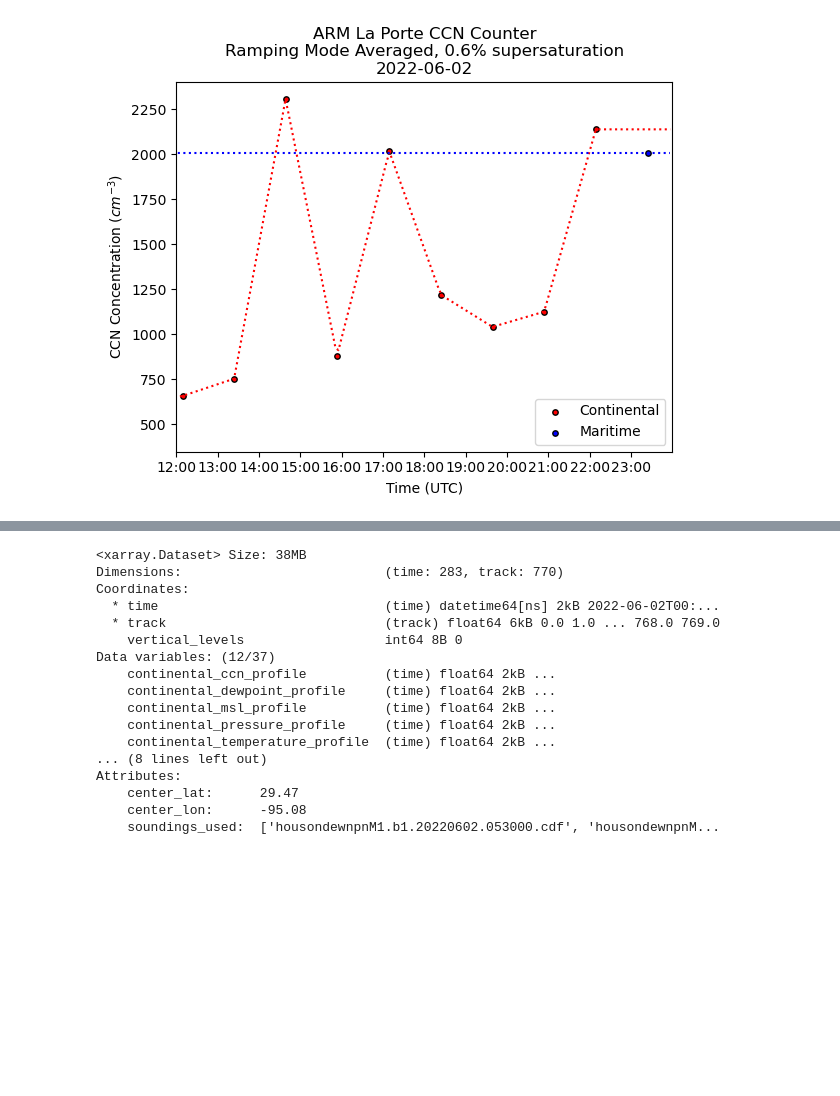
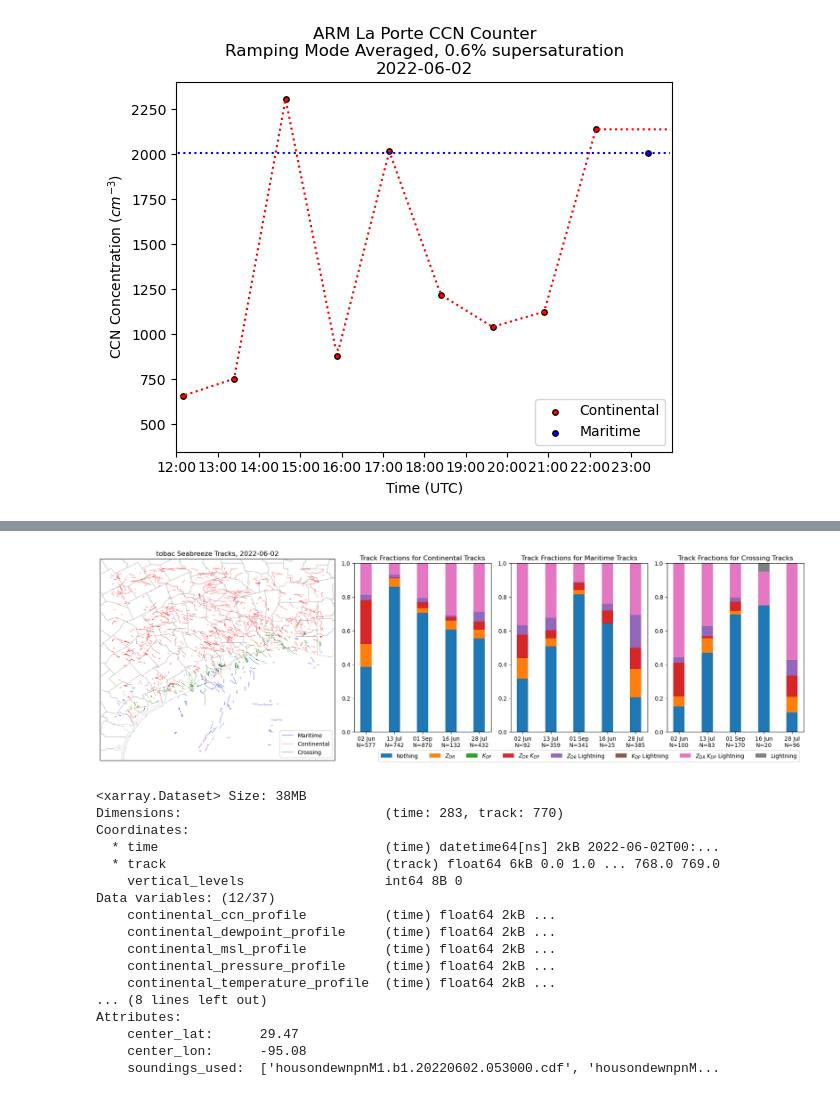
Before and after one commit to wx4stg/tracer-analysis, a Jupyter notebook: agu.ipynb, the cells around one changed output, grey strips where cells are left out. Cells and saved outputs as stored; diff of their text form; code cells hidden in the pictures; blank space fills up the shorter version.

```diff
--- a/agu.ipynb
+++ b/agu.ipynb
@@ -372,0 +367,5 @@ for i, side in enumerate(['Continental', 'Maritime', 'Crossing']):
+# %%
+fig.set_size_inches(6.5*3, 2*3)
+fig
+# %% [output]
+[figure, added]
```
Also changed, not shown: parts of 13 cells of this notebook, 5 other files.
